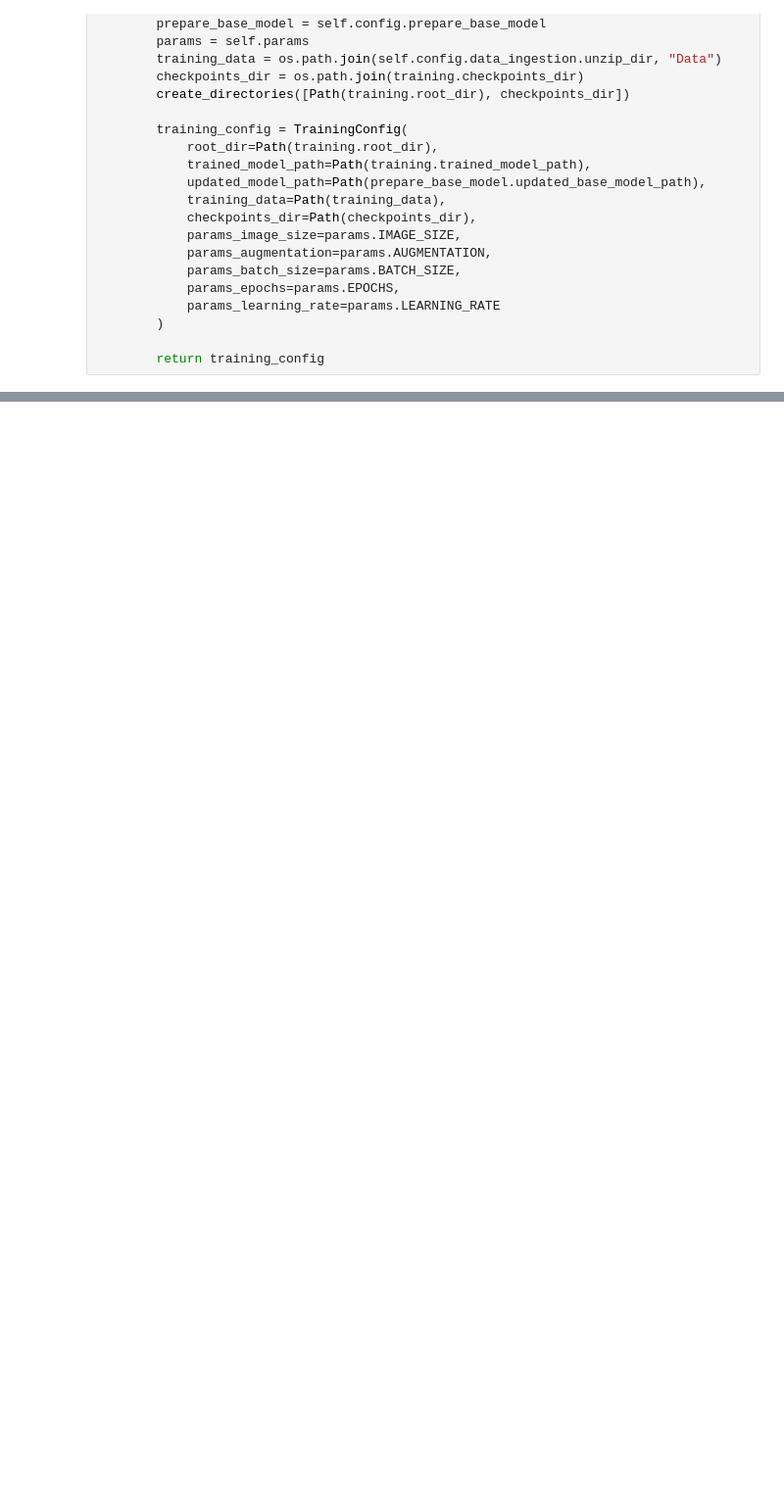
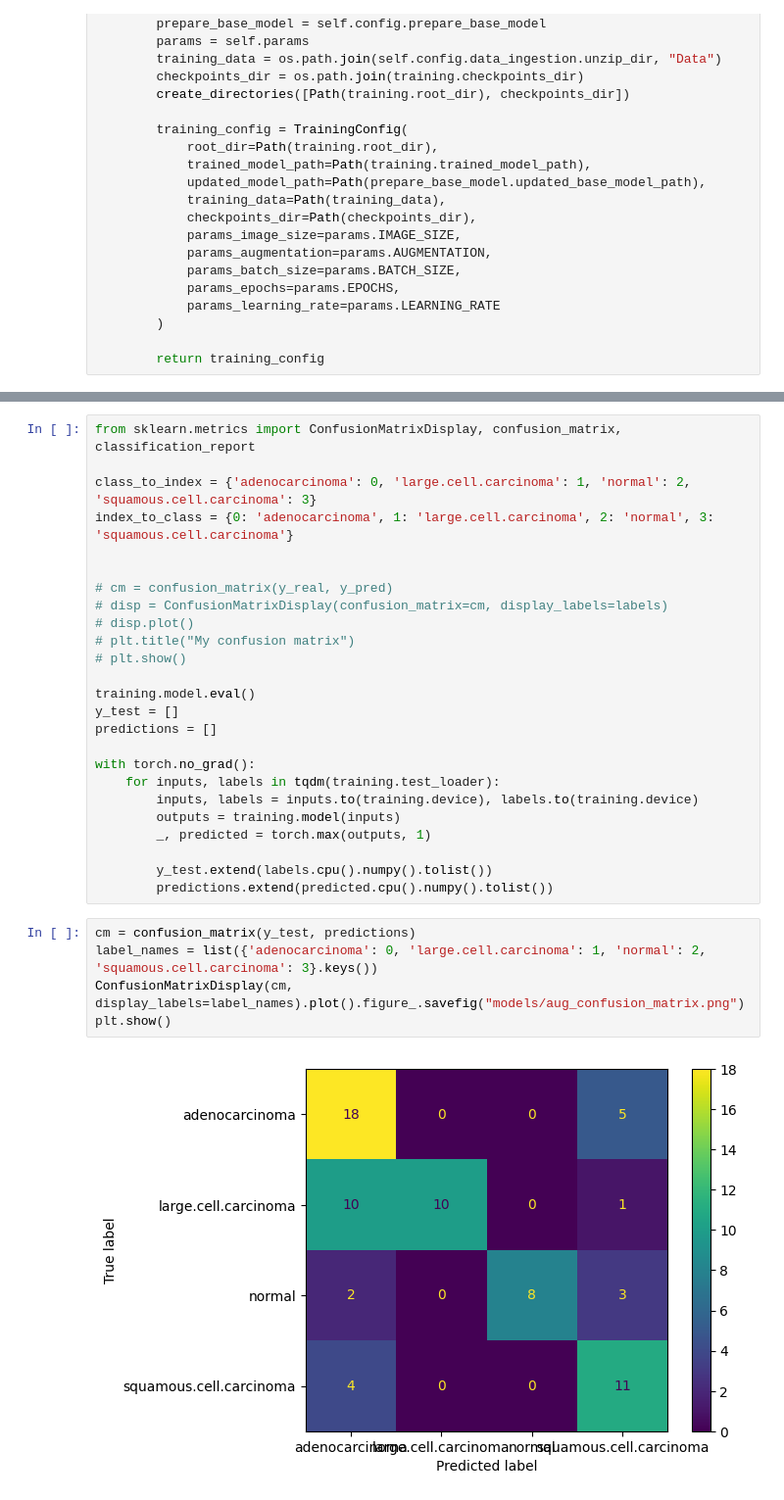
Before and after one commit to buzaXnov/cancer-classification, a Jupyter notebook: research/03_model_trainer.ipynb, the cells around one changed output, grey strips where cells are left out. Shown: that part at 98% size. Saved outputs shown, nothing was run; the diff lists cells and outputs as text; blank space fills up the shorter version.

```diff
--- a/research/03_model_trainer.ipynb
+++ b/research/03_model_trainer.ipynb
@@ -248,0 +441,32 @@ TypeError: Training.validate() takes 1 positional argument but 2 were given
+# %%
+from sklearn.metrics import ConfusionMatrixDisplay, confusion_matrix, classification_report
+
+class_to_index = {'adenocarcinoma': 0, 'large.cell.carcinoma': 1, 'normal': 2, 'squamous.cell.carcinoma': 3}
+index_to_class = {0: 'adenocarcinoma', 1: 'large.cell.carcinoma', 2: 'normal', 3: 'squamous.cell.carcinoma'}
+
+
+# cm = confusion_matrix(y_real, y_pred)
+# disp = ConfusionMatrixDisplay(confusion_matrix=cm, display_labels=labels)
+# disp.plot()
+# plt.title("My confusion matrix")
+# plt.show()
+
+training.model.eval()
+y_test = []
+predictions = []
+
+with torch.no_grad():
+    for inputs, labels in tqdm(training.test_loader):
+        inputs, labels = inputs.to(training.device), labels.to(training.device)
+        outputs = training.model(inputs)
+        _, predicted = torch.max(outputs, 1)
+
+        y_test.extend(labels.cpu().numpy().tolist())
+        predictions.extend(predicted.cpu().numpy().tolist())
+# %%
+cm = confusion_matrix(y_test, predictions)
+label_names = list({'adenocarcinoma': 0, 'large.cell.carcinoma': 1, 'normal': 2, 'squamous.cell.carcinoma': 3}.keys())
+ConfusionMatrixDisplay(cm, display_labels=label_names).plot().figure_.savefig("models/aug_confusion_matrix.png")
+plt.show()
+# %% [output]
+[figure, added]
```
Also changed, not shown: parts of 10 cells of this notebook, 26 other files.
